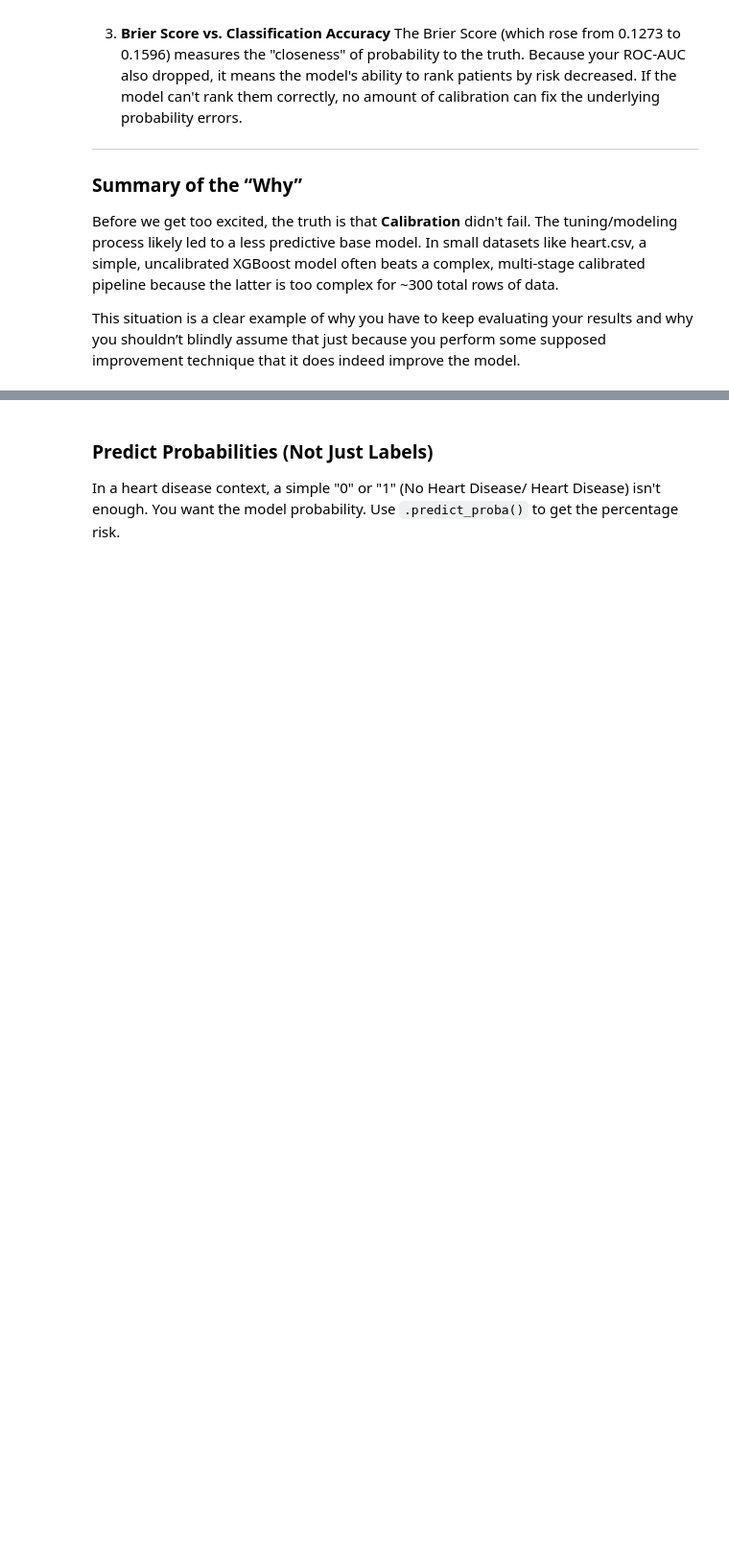
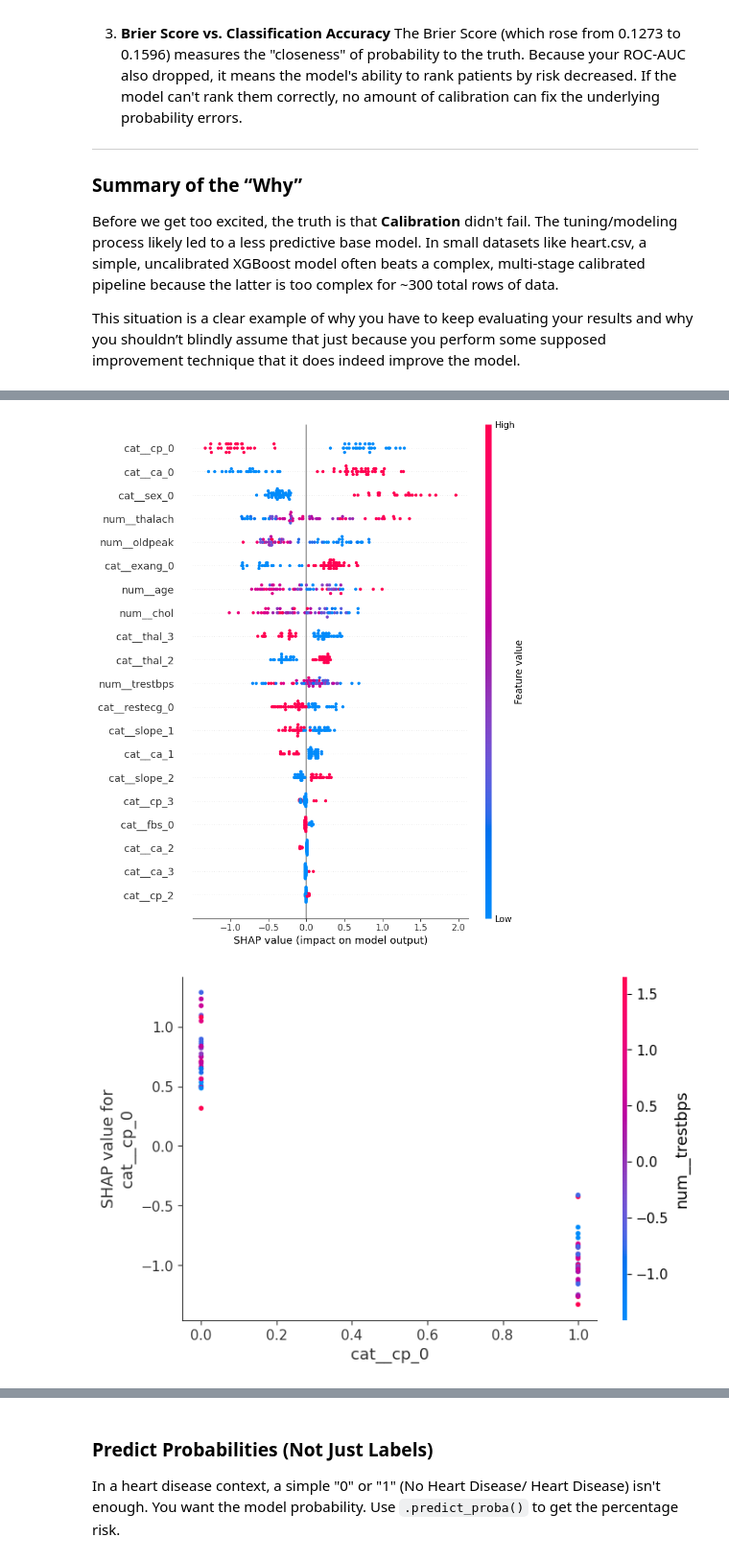
Before and after one commit to beenlanced/ml_mentoring_xgboost, a Jupyter notebook: notebooks/xgboost_model_build.ipynb, the cells around one changed output, grey strips where cells are left out. Shown at 96% size. Drawn from its saved outputs; the diff is of its cells as text; code cells hidden in the pictures; blank space fills up the shorter version.

```diff
--- a/notebooks/xgboost_model_build.ipynb
+++ b/notebooks/xgboost_model_build.ipynb
@@ -321,0 +400,47 @@ This situation is a clear example of why you have to keep evaluating your result
+# %%
+# 1. Extract the model and data from your pipeline/grid search
+# Replace 'model' with your specific pipeline step name
+#xgb_model = grid_search.best_estimator_.named_steps['model']
+grid_search.fit(X_train, y_train)
+best_pipeline = grid_search.best_estimator_
+
+xgb_model = best_pipeline.named_steps["clf"]
+
+# 1. Get the exact feature names generated by the pipeline
+feature_names = pipeline.named_steps["preprocessor"].get_feature_names_out()
+
+# Access steps from the FITTED version
+X_transformed = best_pipeline.named_steps["preprocessor"].transform(X_test)
+
+
+# Convert your transformed array into a DataFrame with those names
+X_transformed_df = pd.DataFrame(X_transformed, columns=feature_names)
+
+
+
+
+# 2. Calculate SHAP values
+explainer = shap.TreeExplainer(xgb_model)
+shap_values = explainer(X_transformed_df)
+#shap_values = explainer.shap_values(X_transformed)
+
+# 3. Beeswarm Plot
+plt.figure()
+shap.summary_plot(shap_values, X_transformed, plot_type="dot")
+
+# 4. Dependence Plot (example for 'cp' - chest pain)
+# This shows how the impact of 'cp' changes with its value
+# Note: If 'cp' was one-hot encoded, it will now be 'cat__cp_1', 'cat__cp_2', etc.
+# Check your feature_names list to see the exact string!
+shap_values = explainer.shap_values(X_transformed)
+shap.dependence_plot("cat__cp_0", shap_values, X_transformed_df)
+#shap.dependence_plot("cp", shap_values, X_transformed)
+
+# 5. Interaction Values (Note: This is computationally expensive)
+interaction_values = explainer.shap_interaction_values(X_transformed)
+# Plot interaction between two features (e.g., 'cp' and 'thalach')
+#shap.dependence_plot(("cat__cp_0", "num__thalach"), interaction_values, X_transformed)
+shap.dependence_plot(("cat__cp_0", "num__thalach"), interaction_values, X_transformed_df)
+# %% [output]
+[figure, added]
+[figure, added]
```
Also changed, not shown: parts of 15 cells of this notebook, 2 other files.
